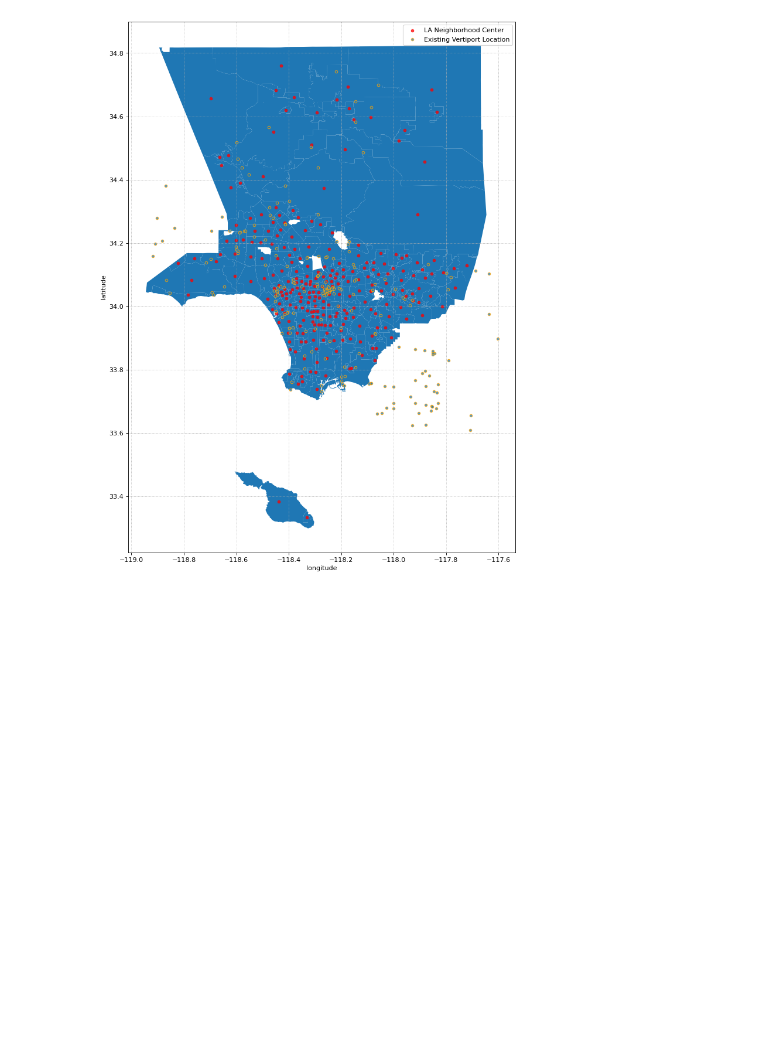
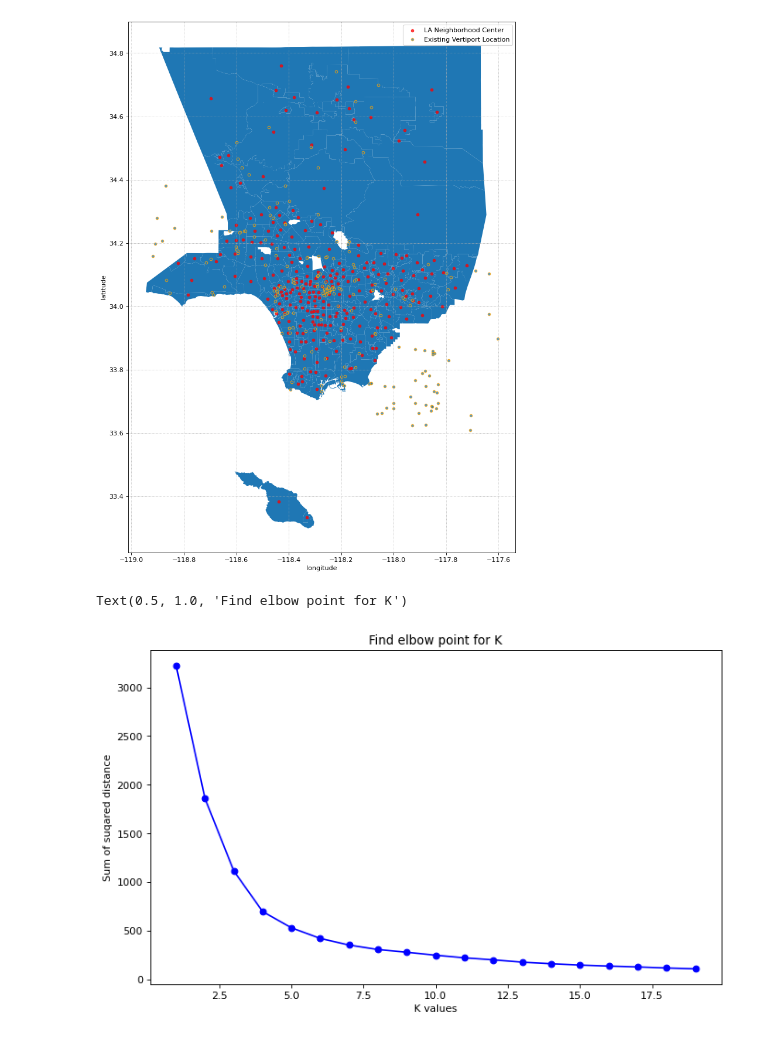
Before and after one commit to guanch1984/evtol-planning, a Jupyter notebook: geopanda_la_neighborhood.ipynb, the cells around one changed output. Drawn from its saved outputs; the diff is of its cells as text; code cells hidden in the pictures; blank space fills up the shorter version.

```diff
--- a/geopanda_la_neighborhood.ipynb
+++ b/geopanda_la_neighborhood.ipynb
@@ -70,3 +70,22 @@ D = csr_matrix((centroid_pair['distance'], (centroid_pair['idx_x'], centroid_pai
 # population matrix
 P = csr_matrix((centroid_pair['total_pop'], (centroid_pair['idx_x'], centroid_pair['idx_y'])), shape=(n,n))
 P = P / np.max(P)
+# %%
+from sklearn.manifold import Isomap
+from sklearn.cluster import KMeans
+embedding = Isomap(n_neighbors=10,n_components=2)
+D_transformed = embedding.fit_transform(D)
+
+sum_of_squared_distiance=[]
+K = range(1,20)
+for k in K:
+    kmeans = KMeans(n_clusters=k, random_state=0).fit(D_transformed)
+    sum_of_squared_distiance.append(kmeans.inertia_)
+fig, ax = plt.subplots(1,1,figsize=(10,6), dpi=80)
+ax.plot(K,sum_of_squared_distiance,'bo-')
+ax.set_xlabel('K values')
+ax.set_ylabel('Sum of suqared distance')
+ax.set_title('Find elbow point for K')
+# %% [output]
+Text(0.5, 1.0, 'Find elbow point for K')
+[figure, added]
```
Also changed, not shown: parts of 3 cells of this notebook, 1 other file.
